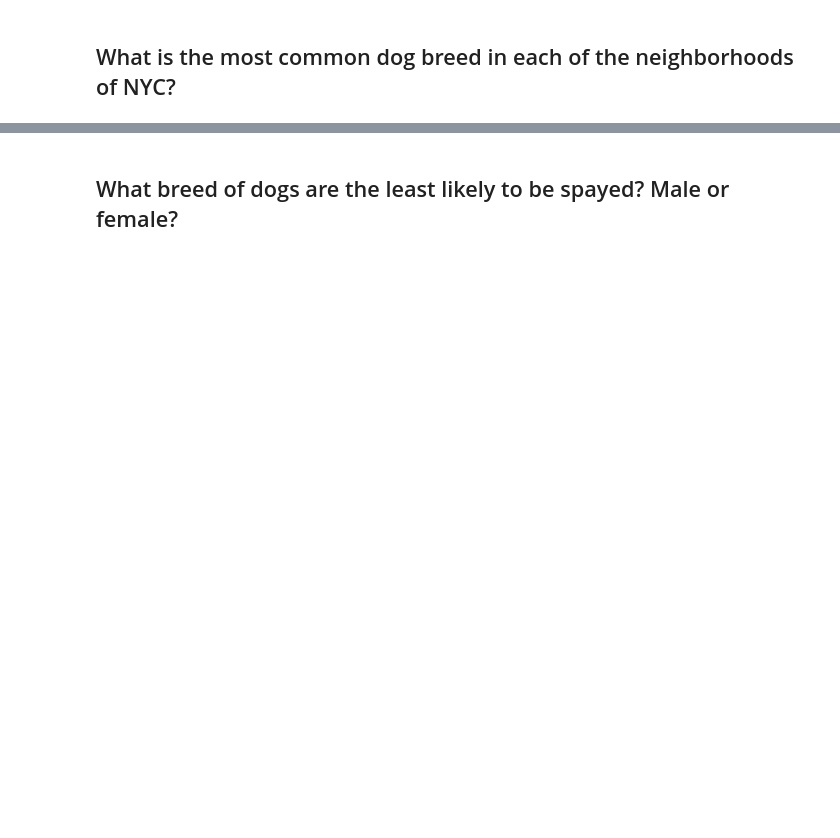
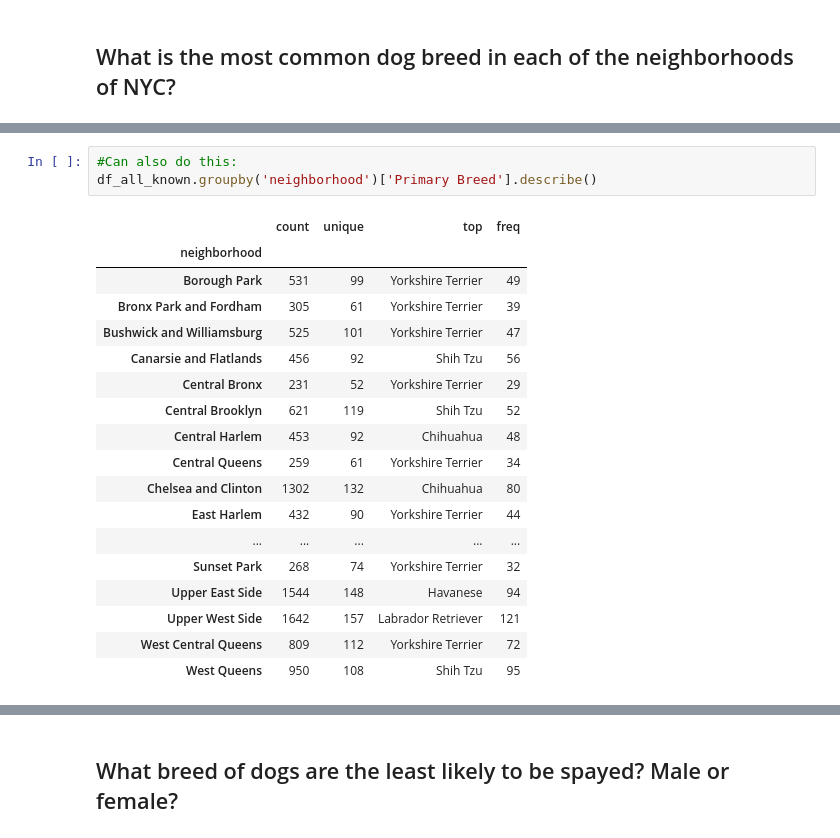
Before and after one commit to saveyak/lede_homework, a Jupyter notebook: 06-homework/dogs/Dataset TWO - Dogs.ipynb, the cells around one changed output, grey strips where cells are left out. Drawn from its saved outputs; the diff is of its cells as text; blank space fills up the shorter version.

```diff
--- a/06-homework/dogs/Dataset TWO - Dogs.ipynb
+++ b/06-homework/dogs/Dataset TWO - Dogs.ipynb
@@ -372 +407,23 @@ Name: Animal Name, dtype: int64
+# %%
+#Can also do this:
+df_all_known.groupby('neighborhood')['Primary Breed'].describe()
+# %% [output]
+|  | count | unique | top | freq |
+| neighborhood |  |  |  |  |
+| Borough Park | 531 | 99 | Yorkshire Terrier | 49 |
+| Bronx Park and Fordham | 305 | 61 | Yorkshire Terrier | 39 |
+| Bushwick and Williamsburg | 525 | 101 | Yorkshire Terrier | 47 |
+| Canarsie and Flatlands | 456 | 92 | Shih Tzu | 56 |
+| Central Bronx | 231 | 52 | Yorkshire Terrier | 29 |
+| Central Brooklyn | 621 | 119 | Shih Tzu | 52 |
+| Central Harlem | 453 | 92 | Chihuahua | 48 |
+| Central Queens | 259 | 61 | Yorkshire Terrier | 34 |
+| Chelsea and Clinton | 1302 | 132 | Chihuahua | 80 |
+| East Harlem | 432 | 90 | Yorkshire Terrier | 44 |
+| ... | ... | ... | ... | ... |
+| Sunset Park | 268 | 74 | Yorkshire Terrier | 32 |
+| Upper East Side | 1544 | 148 | Havanese | 94 |
+| Upper West Side | 1642 | 157 | Labrador Retriever | 121 |
+| West Central Queens | 809 | 112 | Yorkshire Terrier | 72 |
+| West Queens | 950 | 108 | Shih Tzu | 95 |
 # %%
```
Also changed, not shown: parts of 25 cells of this notebook, 3 other files.
